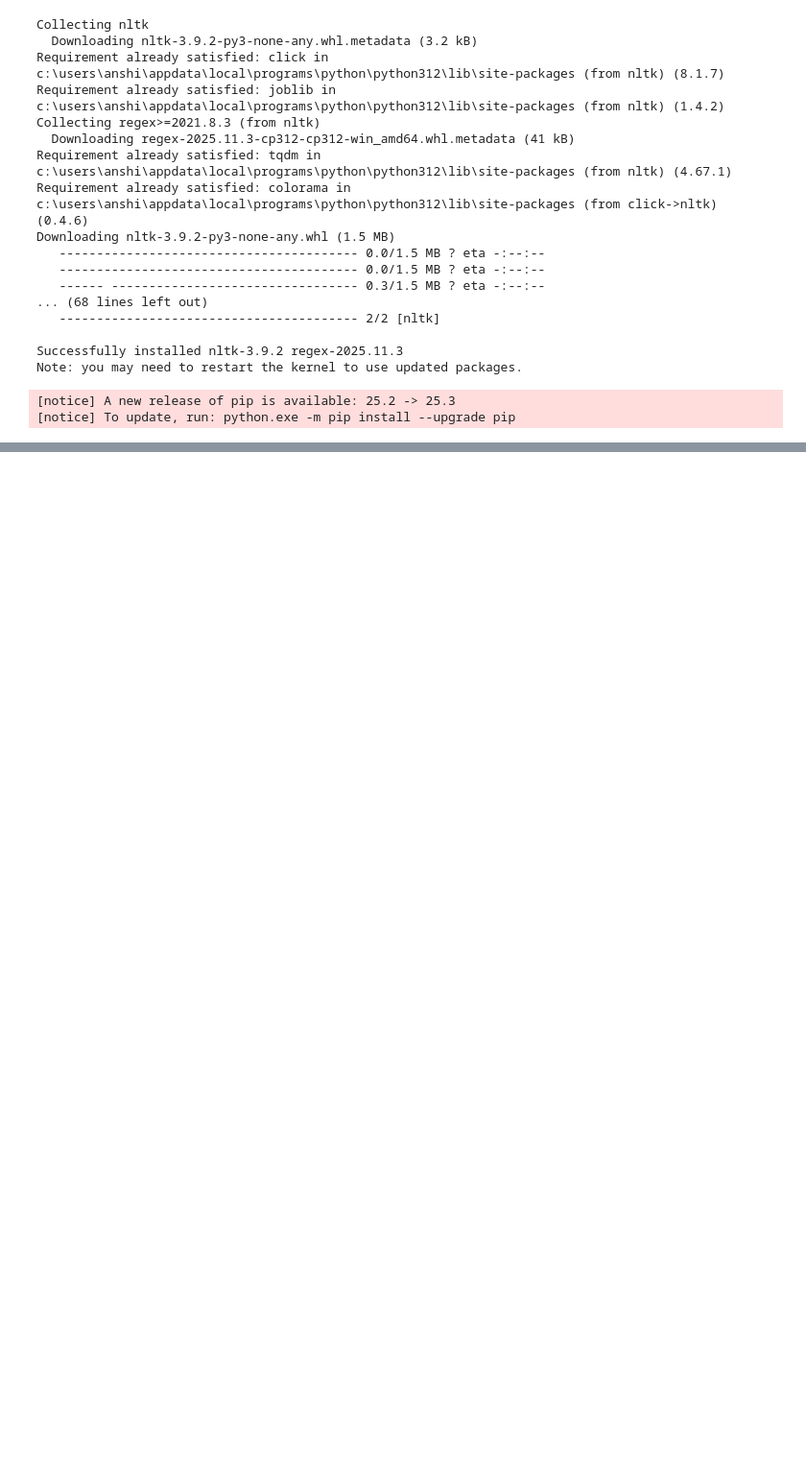
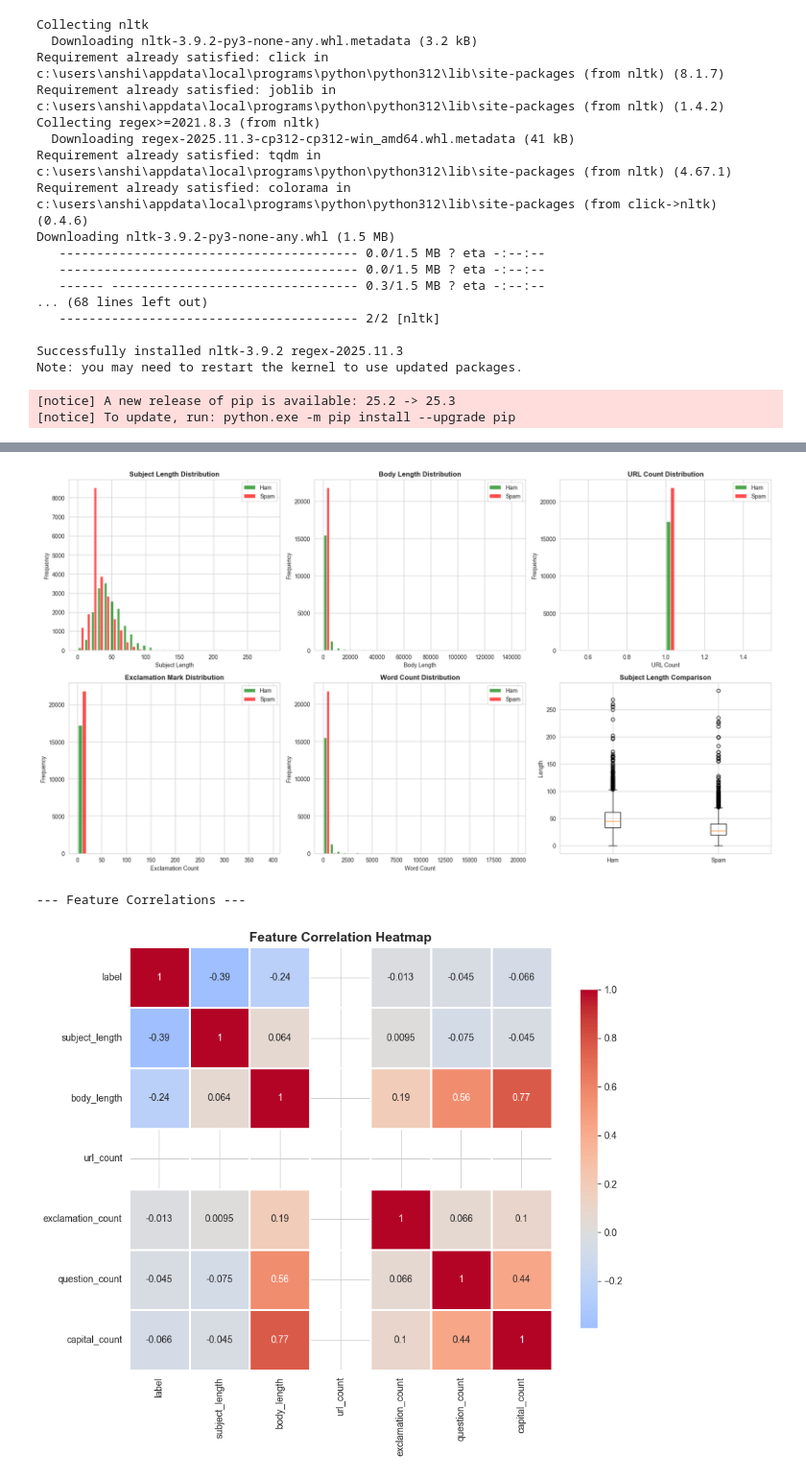
Before and after one commit to Anshi-2004/classification, a Jupyter notebook: spam_email_classification.ipynb, the cells around one changed output, grey strips where cells are left out. Shown at 96% size. Drawn from its saved outputs; the diff is of its cells as text; code cells hidden in the pictures; blank space fills up the shorter version.

```diff
--- a/spam_email_classification.ipynb
+++ b/spam_email_classification.ipynb
@@ -129,0 +211,78 @@ def clean_text(text):
+# %%
+# Visualize feature distributions
+fig, axes = plt.subplots(2, 3, figsize=(18, 10))
+
+# Subject Length
+axes[0, 0].hist([df[df['label']==0]['subject_length'], df[df['label']==1]['subject_length']],
+                bins=30, label=['Ham', 'Spam'], color=['green', 'red'], alpha=0.7)
+axes[0, 0].set_title('Subject Length Distribution', fontweight='bold')
+axes[0, 0].set_xlabel('Subject Length')
+axes[0, 0].set_ylabel('Frequency')
+axes[0, 0].legend()
+
+# Body Length
+axes[0, 1].hist([df[df['label']==0]['body_length'], df[df['label']==1]['body_length']],
+                bins=30, label=['Ham', 'Spam'], color=['green', 'red'], alpha=0.7)
+axes[0, 1].set_title('Body Length Distribution', fontweight='bold')
+axes[0, 1].set_xlabel('Body Length')
+axes[0, 1].set_ylabel('Frequency')
+axes[0, 1].legend()
+
+# URL Count
+axes[0, 2].hist([df[df['label']==0]['url_count'], df[df['label']==1]['url_count']],
+                bins=20, label=['Ham', 'Spam'], color=['green', 'red'], alpha=0.7)
+axes[0, 2].set_title('URL Count Distribution', fontweight='bold')
+axes[0, 2].set_xlabel('URL Count')
+axes[0, 2].set_ylabel('Frequency')
+axes[0, 2].legend()
+
+# Exclamation Count
+axes[1, 0].hist([df[df['label']==0]['exclamation_count'], df[df['label']==1]['exclamation_count']],
+                bins=20, label=['Ham', 'Spam'], color=['green', 'red'], alpha=0.7)
+axes[1, 0].set_title('Exclamation Mark Distribution', fontweight='bold')
+axes[1, 0].set_xlabel('Exclamation Count')
+axes[1, 0].set_ylabel('Frequency')
+axes[1, 0].legend()
+
+# Word Count
+axes[1, 1].hist([df[df['label']==0]['body_word_count'], df[df['label']==1]['body_word_count']],
+                bins=30, label=['Ham', 'Spam'], color=['green', 'red'], alpha=0.7)
+axes[1, 1].set_title('Word Count Distribution', fontweight='bold')
+axes[1, 1].set_xlabel('Word Count')
+axes[1, 1].set_ylabel('Frequency')
+axes[1, 1].legend()
+
+# Box plot comparison
+feature_data = pd.DataFrame({
+    'Ham Subject': df[df['label']==0]['subject_length'],
+    'Spam Subject': df[df['label']==1]['subject_length'],
+    'Ham Body': df[df['label']==0]['body_length'],
+    'Spam Body': df[df['label']==1]['body_length']
+})
+axes[1, 2].boxplot([df[df['label']==0]['subject_length'],
+                     df[df['label']==1]['subject_length']],
+                    labels=['Ham', 'Spam'])
+axes[1, 2].set_title('Subject Length Comparison', fontweight='bold')
+axes[1, 2].set_ylabel('Length')
+
+plt.tight_layout()
+plt.savefig('feature_distributions.png', dpi=300, bbox_inches='tight')
+plt.show()
+
+# Correlation heatmap
+print("\n--- Feature Correlations ---")
+correlation_features = ['label', 'subject_length', 'body_length', 'url_count',
+                        'exclamation_count', 'question_count', 'capital_count']
+corr_matrix = df[correlation_features].corr()
+
+plt.figure(figsize=(10, 8))
+sns.heatmap(corr_matrix, annot=True, cmap='coolwarm', center=0,
+            square=True, linewidths=1, cbar_kws={"shrink": 0.8})
+plt.title('Feature Correlation Heatmap', fontsize=14, fontweight='bold')
+plt.tight_layout()
+plt.savefig('correlation_heatmap.png', dpi=300, bbox_inches='tight')
+plt.show()
+# %% [output]
+[figure, added]
+--- Feature Correlations ---
+[figure, added]
```
Also changed, not shown: parts of 15 cells of this notebook.
